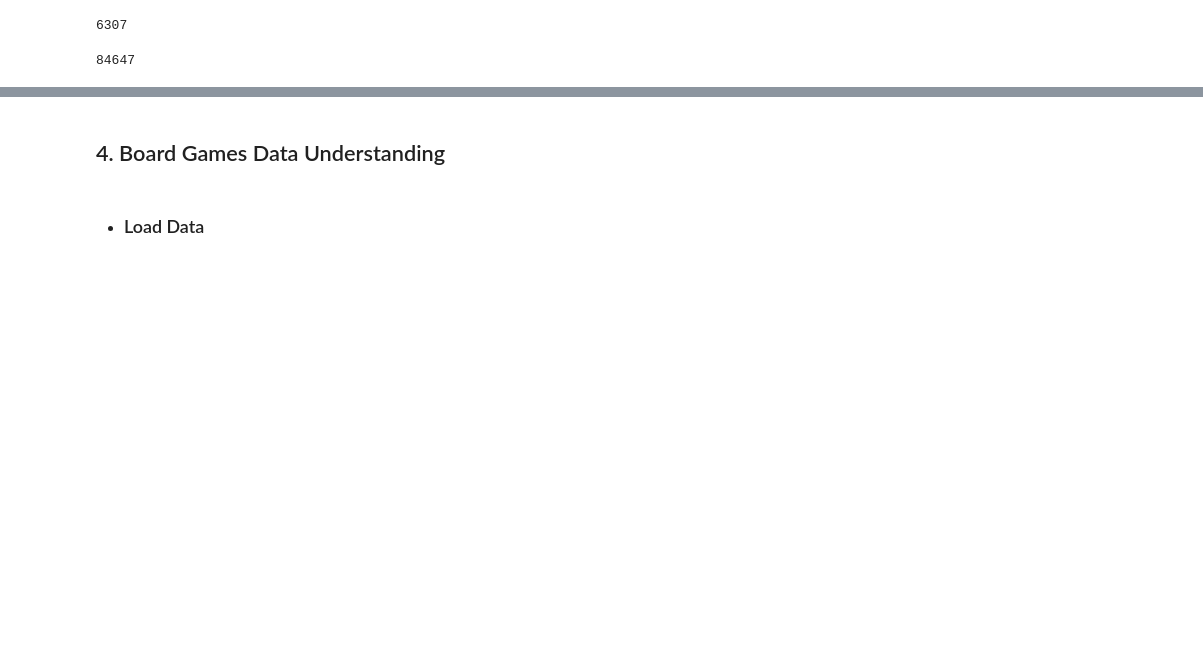
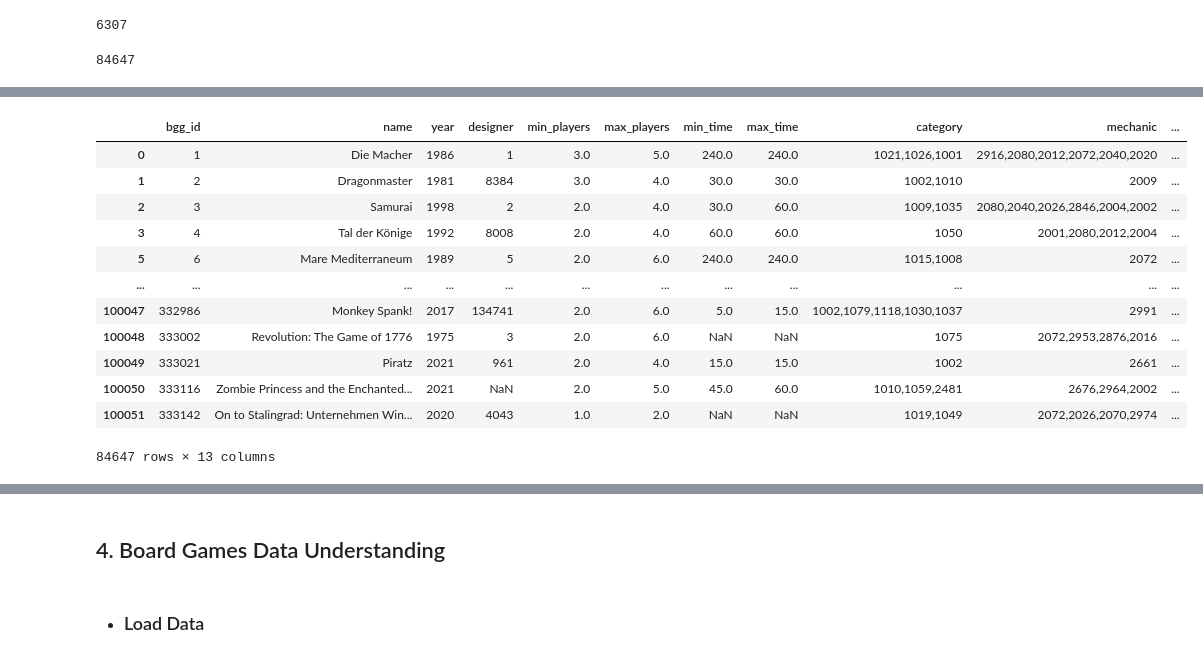
Before and after one commit to LourdesRodriguez/recommender_system, a Jupyter notebook: 2_Data_Understanding.ipynb, the cells around one changed output, grey strips where cells are left out. Cells and saved outputs as stored; diff of their text form; code cells hidden in the pictures; blank space fills up the shorter version.

```diff
--- a/2_Data_Understanding.ipynb
+++ b/2_Data_Understanding.ipynb
@@ -212,8 +212,8 @@ dtype: int64
 #### Discard columns with all null values and columns not interesting for this analysis
 # %%
 cols= ['bgg_id', 'name', 'year','designer','min_players', 'max_players','min_time', 'max_time', 'category','mechanic','cooperative','rank', 'num_votes']
-bgames= pd.read_csv(file,usecols= cols, low_memory=False)
-bgames.head()
+bg= pd.read_csv(file,usecols= cols, low_memory=False)
+bg.head()
 # %% [output]
 |  | bgg_id | name | year | designer | min_players | max_players | min_time | max_time | category | mechanic | ... |
 | 0 | 1 | Die Macher | 1986.0 | 1 | 3.0 | 5.0 | 240.0 | 240.0 | 1021,1026,1001 | 2916,2080,2012,2072,2040,2020 | ... |
@@ -350,0 +363,3 @@ bgames.info()
+# %%
+bg2=bg[bg['year']>=1970]
+bg2.info()
@@ -350,0 +387,19 @@ bgames.info()
+# %%
+# Change the data types
+bg3=bg2.copy()
+bg3['year']=bg3.loc[:, 'year'].apply(np.int)
+bg3
+# %% [output]
+|  | bgg_id | name | year | designer | min_players | max_players | min_time | max_time | category | mechanic | ... |
+| 0 | 1 | Die Macher | 1986 | 1 | 3.0 | 5.0 | 240.0 | 240.0 | 1021,1026,1001 | 2916,2080,2012,2072,2040,2020 | ... |
+| 1 | 2 | Dragonmaster | 1981 | 8384 | 3.0 | 4.0 | 30.0 | 30.0 | 1002,1010 | 2009 | ... |
+| 2 | 3 | Samurai | 1998 | 2 | 2.0 | 4.0 | 30.0 | 60.0 | 1009,1035 | 2080,2040,2026,2846,2004,2002 | ... |
+| 3 | 4 | Tal der Könige | 1992 | 8008 | 2.0 | 4.0 | 60.0 | 60.0 | 1050 | 2001,2080,2012,2004 | ... |
+| 5 | 6 | Mare Mediterraneum | 1989 | 5 | 2.0 | 6.0 | 240.0 | 240.0 | 1015,1008 | 2072 | ... |
+| ... | ... | ... | ... | ... | ... | ... | ... | ... | ... | ... | ... |
+| 100047 | 332986 | Monkey Spank! | 2017 | 134741 | 2.0 | 6.0 | 5.0 | 15.0 | 1002,1079,1118,1030,1037 | 2991 | ... |
+| 100048 | 333002 | Revolution: The Game of 1776 | 1975 | 3 | 2.0 | 6.0 | NaN | NaN | 1075 | 2072,2953,2876,2016 | ... |
+| 100049 | 333021 | Piratz | 2021 | 961 | 2.0 | 4.0 | 15.0 | 15.0 | 1002 | 2661 | ... |
+| 100050 | 333116 | Zombie Princess and the Enchanted... | 2021 | NaN | 2.0 | 5.0 | 45.0 | 60.0 | 1010,1059,2481 | 2676,2964,2002 | ... |
+| 100051 | 333142 | On to Stalingrad: Unternehmen Win... | 2020 | 4043 | 1.0 | 2.0 | NaN | NaN | 1019,1049 | 2072,2026,2070,2974 | ... |
+84647 rows × 13 columns
```
Also changed, not shown: parts of 19 cells of this notebook.
